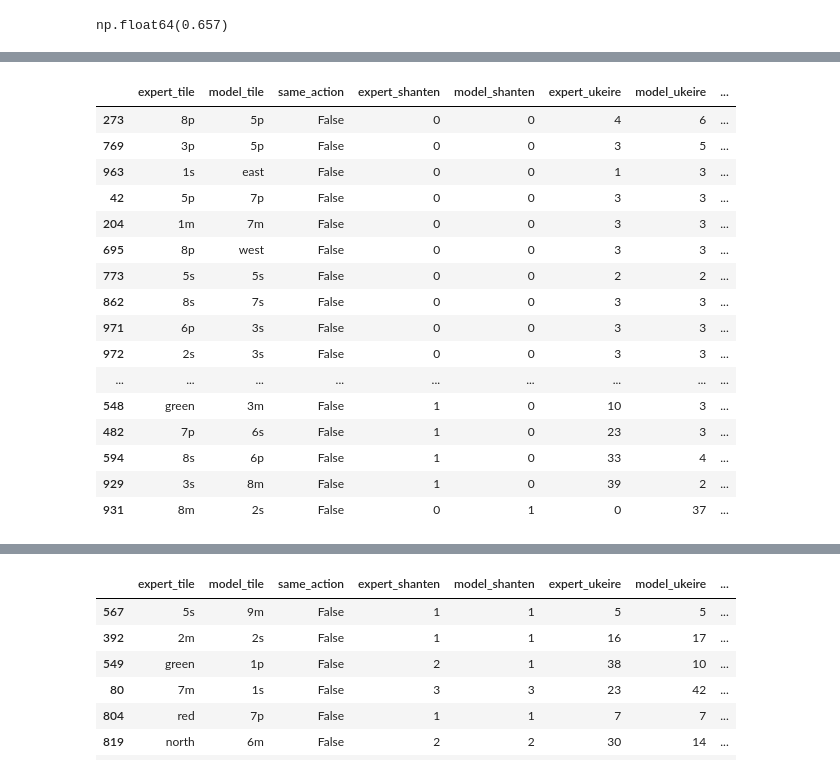
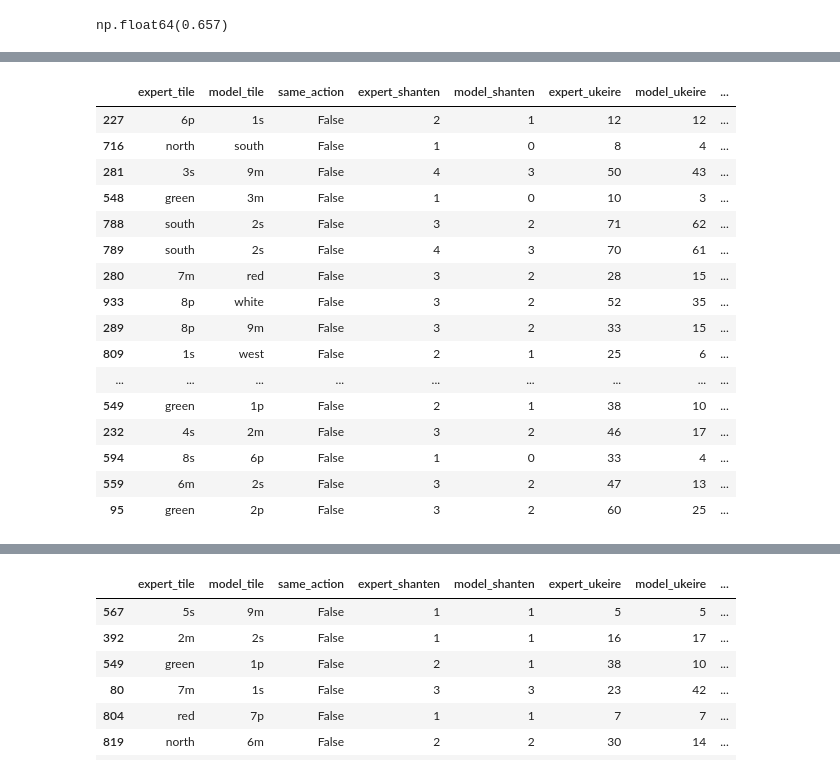
Before and after one commit to Ruipi/tfg, a Jupyter notebook: notebooks/08_validation_analysis.ipynb, the cells around one changed output, grey strips where cells are left out. Drawn from its saved outputs; the diff is of its cells as text; code cells hidden in the pictures.

```diff
--- a/notebooks/08_validation_analysis.ipynb
+++ b/notebooks/08_validation_analysis.ipynb
@@ -538,38 +636,43 @@ worst.head(20)
 # %%
 best = results_df[
 
-    results_df["same_action"] == False
+    results_df["category"].isin([
+        "better_shanten",
+        "better_ukeire",
+        "near_equivalent",
+        "equivalent",
+    ])
 ]
 
 best = best.sort_values(
 
     by=[
-        "model_shanten",
+        "category",
         "ukeire_difference",
     ],
 
     ascending=[
         True,
         True,
     ],
 )
 
 best.head(20)
 # %% [output]
 |  | expert_tile | model_tile | same_action | expert_shanten | model_shanten | expert_ukeire | model_ukeire | ... |
-| 273 | 8p | 5p | False | 0 | 0 | 4 | 6 | ... |
-| 769 | 3p | 5p | False | 0 | 0 | 3 | 5 | ... |
-| 963 | 1s | east | False | 0 | 0 | 1 | 3 | ... |
-| 42 | 5p | 7p | False | 0 | 0 | 3 | 3 | ... |
-| 204 | 1m | 7m | False | 0 | 0 | 3 | 3 | ... |
-| 695 | 8p | west | False | 0 | 0 | 3 | 3 | ... |
-| 773 | 5s | 5s | False | 0 | 0 | 2 | 2 | ... |
-| 862 | 8s | 7s | False | 0 | 0 | 3 | 3 | ... |
-| 971 | 6p | 3s | False | 0 | 0 | 3 | 3 | ... |
-| 972 | 2s | 3s | False | 0 | 0 | 3 | 3 | ... |
+| 227 | 6p | 1s | False | 2 | 1 | 12 | 12 | ... |
+| 716 | north | south | False | 1 | 0 | 8 | 4 | ... |
+| 281 | 3s | 9m | False | 4 | 3 | 50 | 43 | ... |
+| 548 | green | 3m | False | 1 | 0 | 10 | 3 | ... |
+| 788 | south | 2s | False | 3 | 2 | 71 | 62 | ... |
+| 789 | south | 2s | False | 4 | 3 | 70 | 61 | ... |
+| 280 | 7m | red | False | 3 | 2 | 28 | 15 | ... |
+| 933 | 8p | white | False | 3 | 2 | 52 | 35 | ... |
+| 289 | 8p | 9m | False | 3 | 2 | 33 | 15 | ... |
+| 809 | 1s | west | False | 2 | 1 | 25 | 6 | ... |
 | ... | ... | ... | ... | ... | ... | ... | ... | ... |
-| 548 | green | 3m | False | 1 | 0 | 10 | 3 | ... |
-| 482 | 7p | 6s | False | 1 | 0 | 23 | 3 | ... |
+| 549 | green | 1p | False | 2 | 1 | 38 | 10 | ... |
+| 232 | 4s | 2m | False | 3 | 2 | 46 | 17 | ... |
 | 594 | 8s | 6p | False | 1 | 0 | 33 | 4 | ... |
-| 929 | 3s | 8m | False | 1 | 0 | 39 | 2 | ... |
-| 931 | 8m | 2s | False | 0 | 1 | 0 | 37 | ... |
+| 559 | 6m | 2s | False | 3 | 2 | 47 | 13 | ... |
+| 95 | green | 2p | False | 3 | 2 | 60 | 25 | ... |
```
Also changed, not shown: parts of 28 cells of this notebook, 8 other files.
